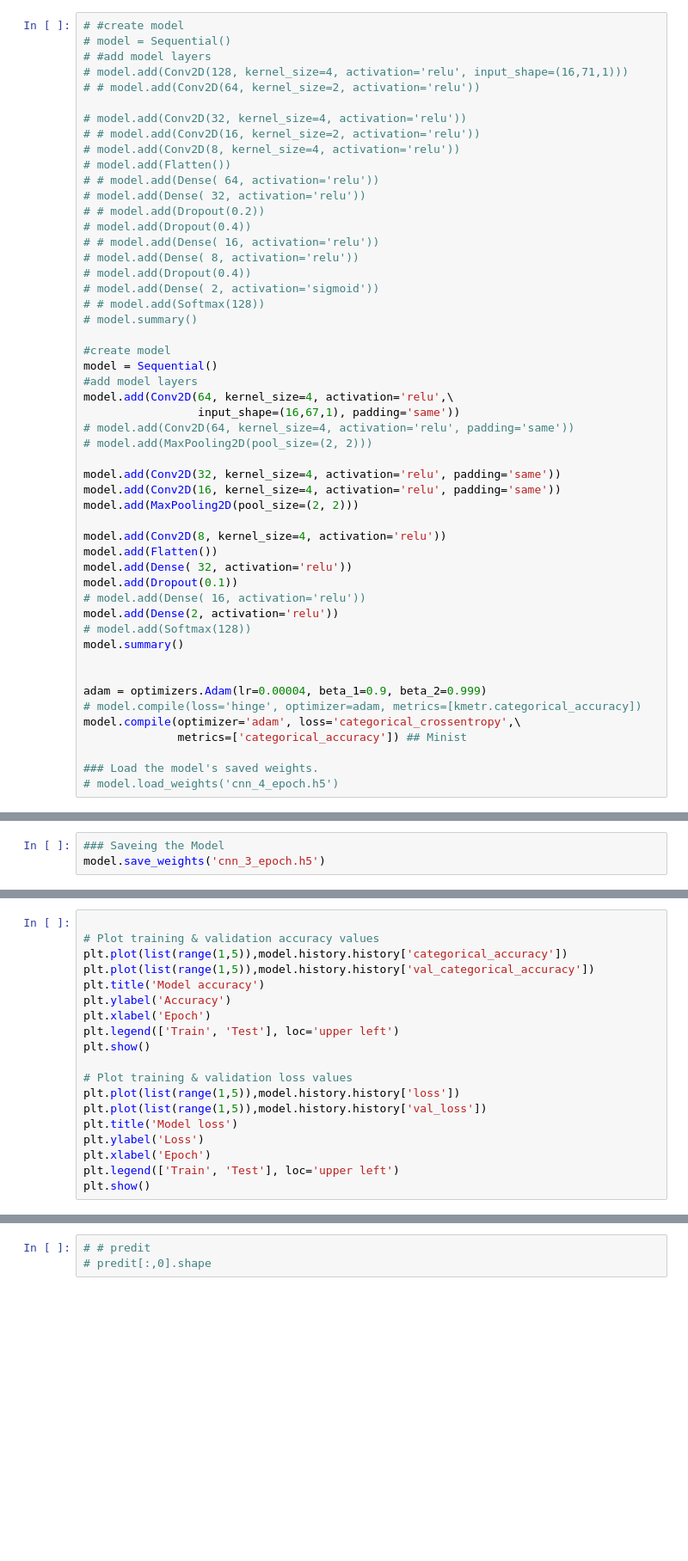
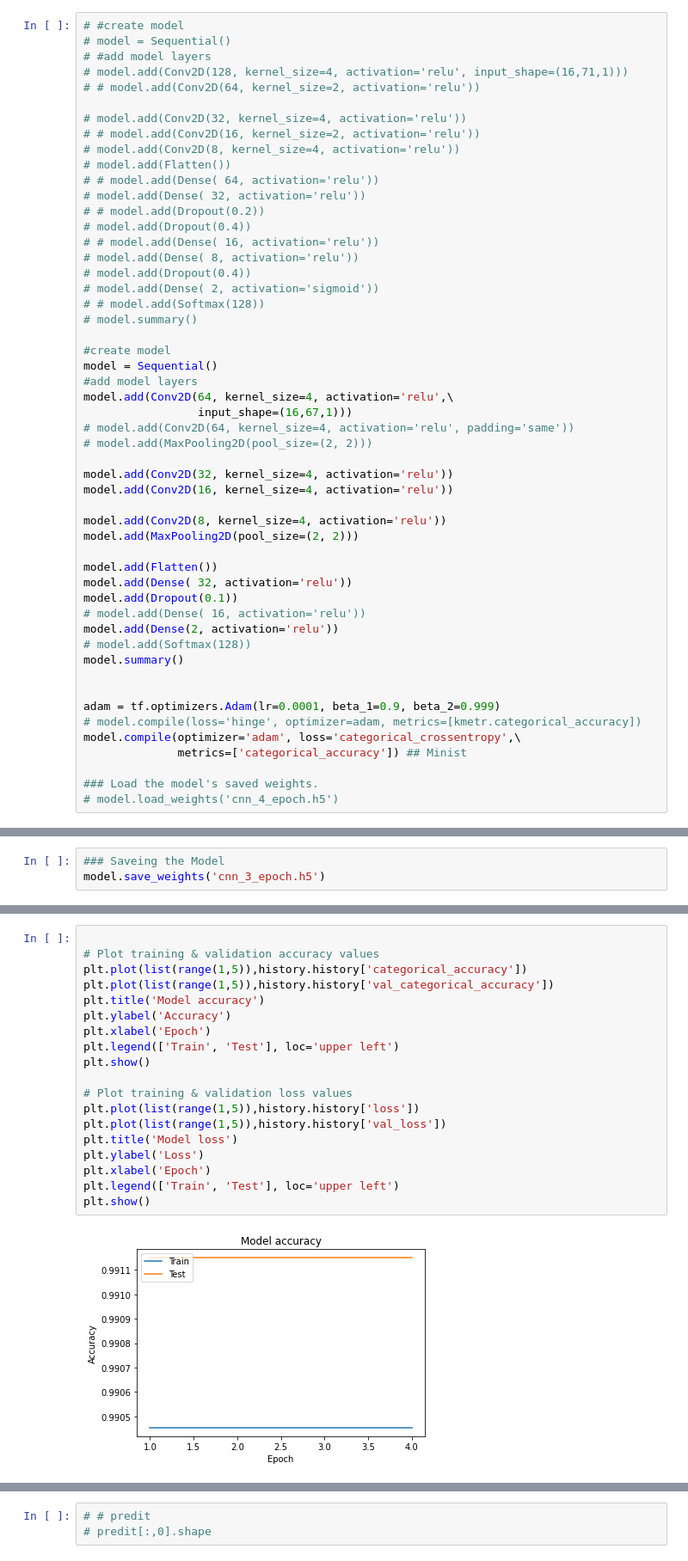
Before and after one commit to aminkhod/Drug-discovery, a Jupyter notebook: P3_CNN on Drug-Disease interaction-Train.ipynb, the cells around one changed output, grey strips where cells are left out. Shown at 86% size. Saved outputs shown, nothing was run; the diff lists cells and outputs as text; blank space fills up the shorter version.

```diff
--- a/P3_CNN on Drug-Disease interaction-Train.ipynb
+++ b/P3_CNN on Drug-Disease interaction-Train.ipynb
@@ -99,15 +107,16 @@ y_test = to_categorical(y_test)
 model = Sequential()
 #add model layers
 model.add(Conv2D(64, kernel_size=4, activation='relu',\
-                 input_shape=(16,67,1), padding='same'))
+                 input_shape=(16,67,1)))
 # model.add(Conv2D(64, kernel_size=4, activation='relu', padding='same'))
 # model.add(MaxPooling2D(pool_size=(2, 2)))
 
-model.add(Conv2D(32, kernel_size=4, activation='relu', padding='same'))
-model.add(Conv2D(16, kernel_size=4, activation='relu', padding='same'))
+model.add(Conv2D(32, kernel_size=4, activation='relu'))
+model.add(Conv2D(16, kernel_size=4, activation='relu'))
+
+model.add(Conv2D(8, kernel_size=4, activation='relu'))
 model.add(MaxPooling2D(pool_size=(2, 2)))
 
-model.add(Conv2D(8, kernel_size=4, activation='relu'))
 model.add(Flatten())
 model.add(Dense( 32, activation='relu'))
 model.add(Dropout(0.1))
@@ -117,7 +126,7 @@ model.add(Dense(2, activation='relu'))
 model.summary()
 
 
-adam = optimizers.Adam(lr=0.00004, beta_1=0.9, beta_2=0.999)
+adam = tf.optimizers.Adam(lr=0.0001, beta_1=0.9, beta_2=0.999)
 # model.compile(loss='hinge', optimizer=adam, metrics=[kmetr.categorical_accuracy])
 model.compile(optimizer='adam', loss='categorical_crossentropy',\
               metrics=['categorical_accuracy']) ## Minist
@@ -162,19 +265,21 @@ model.history.history
 # %%
 
 # Plot training & validation accuracy values
-plt.plot(list(range(1,5)),model.history.history['categorical_accuracy'])
-plt.plot(list(range(1,5)),model.history.history['val_categorical_accuracy'])
+plt.plot(list(range(1,5)),history.history['categorical_accuracy'])
+plt.plot(list(range(1,5)),history.history['val_categorical_accuracy'])
 plt.title('Model accuracy')
 plt.ylabel('Accuracy')
 plt.xlabel('Epoch')
 plt.legend(['Train', 'Test'], loc='upper left')
 plt.show()
 
 # Plot training & validation loss values
-plt.plot(list(range(1,5)),model.history.history['loss'])
-plt.plot(list(range(1,5)),model.history.history['val_loss'])
+plt.plot(list(range(1,5)),history.history['loss'])
+plt.plot(list(range(1,5)),history.history['val_loss'])
 plt.title('Model loss')
 plt.ylabel('Loss')
 plt.xlabel('Epoch')
 plt.legend(['Train', 'Test'], loc='upper left')
 plt.show()
+# %% [output]
+[figure, added]
```
Also changed, not shown: parts of 13 cells of this notebook, 1 other file.
